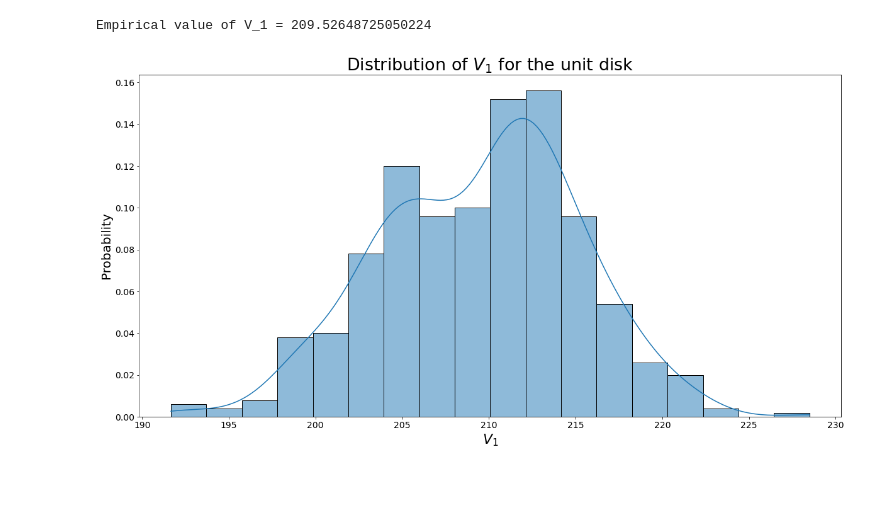
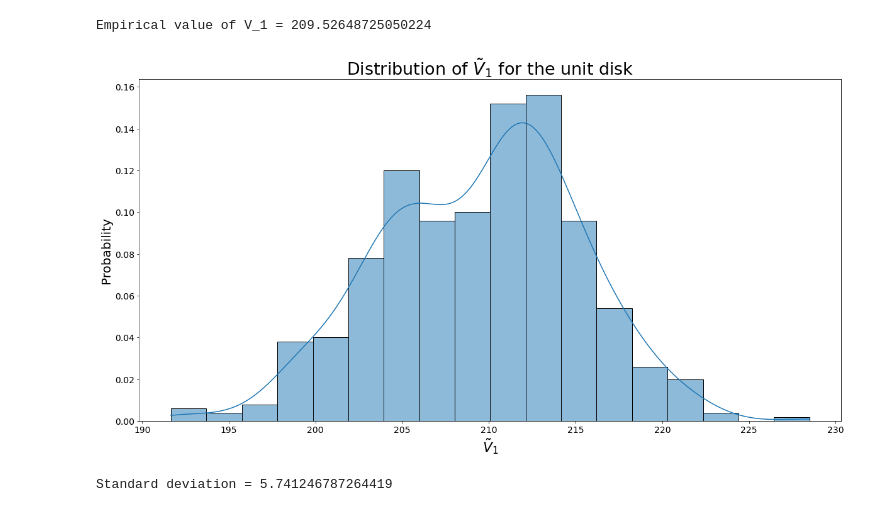
Before and after one commit to Davit98/Simulating_Random_Lines, a Jupyter notebook: Simulations (Unit Disk).ipynb, the cells around one changed output. Drawn from its saved outputs; the diff is of its cells as text; code cells hidden in the pictures; blank space fills up the shorter version.

```diff
--- a/Simulations (Unit Disk).ipynb
+++ b/Simulations (Unit Disk).ipynb
@@ -367,21 +371,25 @@ Empirical value of V_1 = 209.52648725050224
 # %%
 dist_V_1 = []
 
 for i in range(n_exp):
     tmp_p33=RESULTS_n3[i][3]/n_trial
     tmp_p43_1=RES_p43_1[i]/n_trial
 
     tmp_V_1 = (L**4) * (tmp_p33 - 1/4*tmp_p43_1)
     dist_V_1.append(tmp_V_1)
 
 plt.figure(figsize=(20, 10))
 sns.histplot(dist_V_1,kde=True,stat='probability')
 
-plt.title('Distribution of $V_{1}$ for the unit disk',fontsize=27)
+plt.title('Distribution of $\~V_{1}$ for the unit disk',fontsize=27)
 plt.xticks(fontsize=14)
 plt.yticks(fontsize=14)
-plt.xlabel('$V_{1}$',fontsize=22)
+plt.xlabel('$\~V_{1}$',fontsize=22)
 plt.ylabel('Probability',fontsize=20)
 plt.show()
 # %% [output]
-[figure, old version]
+[figure, new version]
+# %%
+print('Standard deviation = {}'.format(np.std(dist_V_1)))
+# %% [output]
+Standard deviation = 5.741246787264419
```
Also changed, not shown: parts of 5 cells of this notebook.
